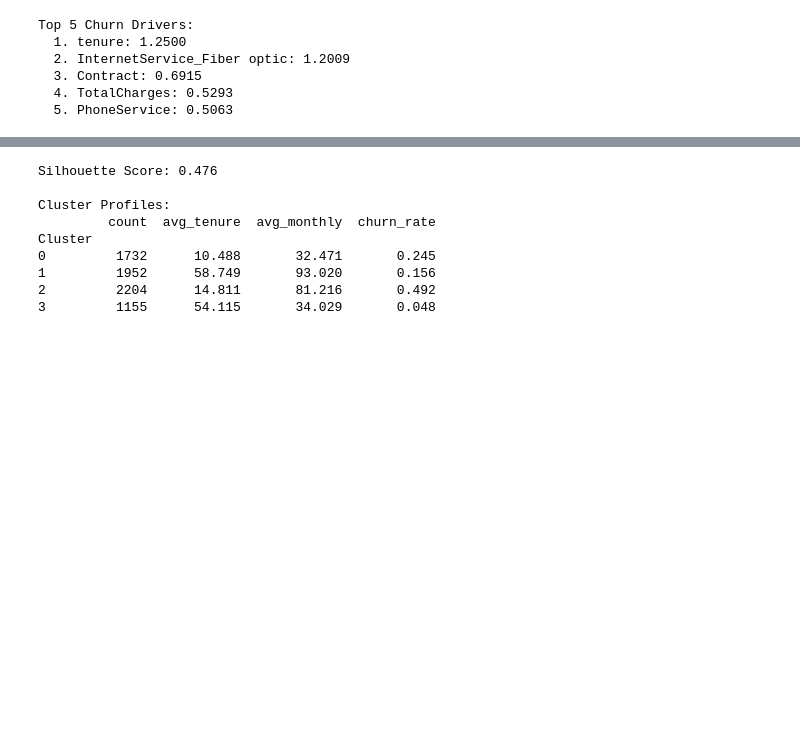
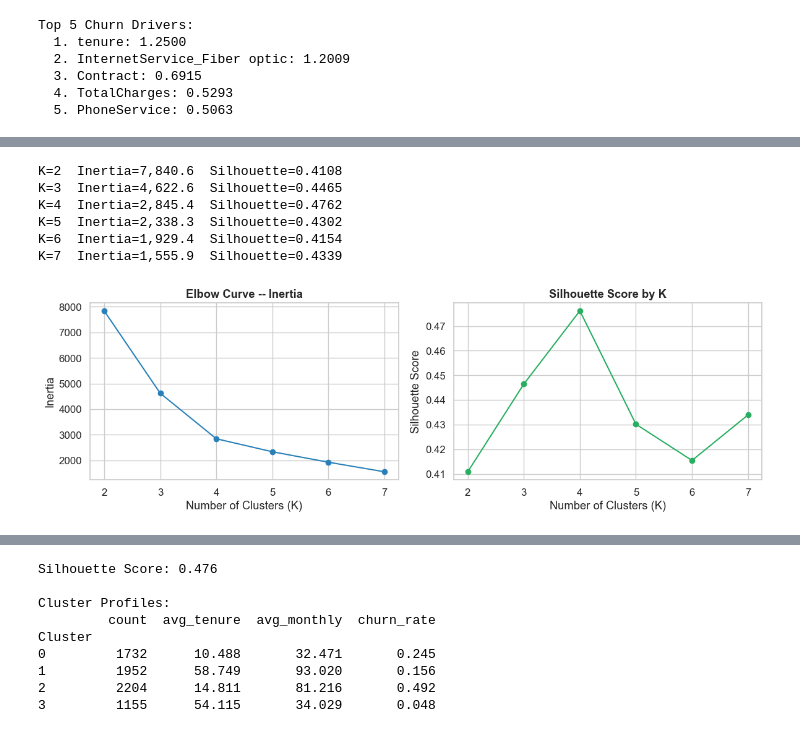
Before and after one commit to K-H-SOE/DataMining, a Jupyter notebook: Telco_Churn_jupyter.ipynb, the cells around one changed output, grey strips where cells are left out. Drawn from its saved outputs; the diff is of its cells as text; code cells hidden in the pictures; blank space fills up the shorter version.

```diff
--- a/Telco_Churn_jupyter.ipynb
+++ b/Telco_Churn_jupyter.ipynb
@@ -425,3 +455,40 @@ Top 5 Churn Drivers:
 ## 3.5 Customer Segmentation (K-Means)
 
 Beyond classification, we apply unsupervised clustering to identify distinct customer profiles for targeted marketing. K-Means is widely used for customer segmentation (Salminen et al., 2023) and has been applied to telecommunications datasets (Tabianan, Velu and Ravi, 2022).
+# %%
+# --- Elbow & Silhouette analysis -- selecting optimal K ---------------------
+k_range = range(2, 8)
+inertias = []
+sil_scores = []
+
+for k in k_range:
+    km_k = KMeans(n_clusters=k, random_state=42, n_init=10)
+    labels_k = km_k.fit_predict(cluster_scaled)
+    inertias.append(km_k.inertia_)
+    sil_scores.append(silhouette_score(cluster_scaled, labels_k))
+    print(f'K={k}  Inertia={km_k.inertia_:,.1f}  Silhouette={sil_scores[-1]:.4f}')
+
+fig, (ax1, ax2) = plt.subplots(1, 2, figsize=(12, 4))
+
+ax1.plot(list(k_range), inertias, marker='o', color='#2980b9')
+ax1.set_title('Elbow Curve -- Inertia', fontweight='bold')
+ax1.set_xlabel('Number of Clusters (K)')
+ax1.set_ylabel('Inertia')
+ax1.set_xticks(list(k_range))
+
+ax2.plot(list(k_range), sil_scores, marker='o', color='#27ae60')
+ax2.set_title('Silhouette Score by K', fontweight='bold')
+ax2.set_xlabel('Number of Clusters (K)')
+ax2.set_ylabel('Silhouette Score')
+ax2.set_xticks(list(k_range))
+
+plt.tight_layout()
+plt.show()
+# %% [output]
+K=2  Inertia=7,840.6  Silhouette=0.4108
+K=3  Inertia=4,622.6  Silhouette=0.4465
+K=4  Inertia=2,845.4  Silhouette=0.4762
+K=5  Inertia=2,338.3  Silhouette=0.4302
+K=6  Inertia=1,929.4  Silhouette=0.4154
+K=7  Inertia=1,555.9  Silhouette=0.4339
+[figure, added]
```
Also changed, not shown: parts of 8 cells of this notebook.
